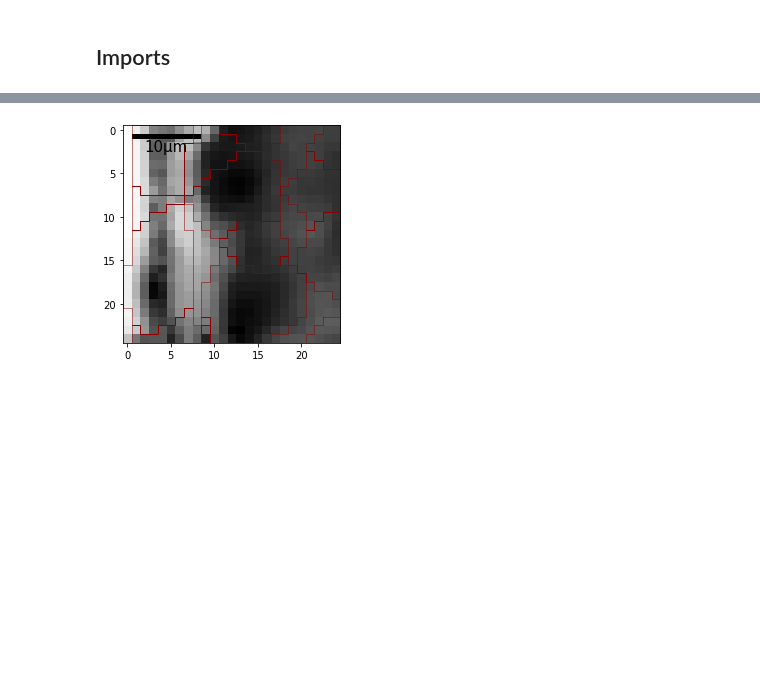
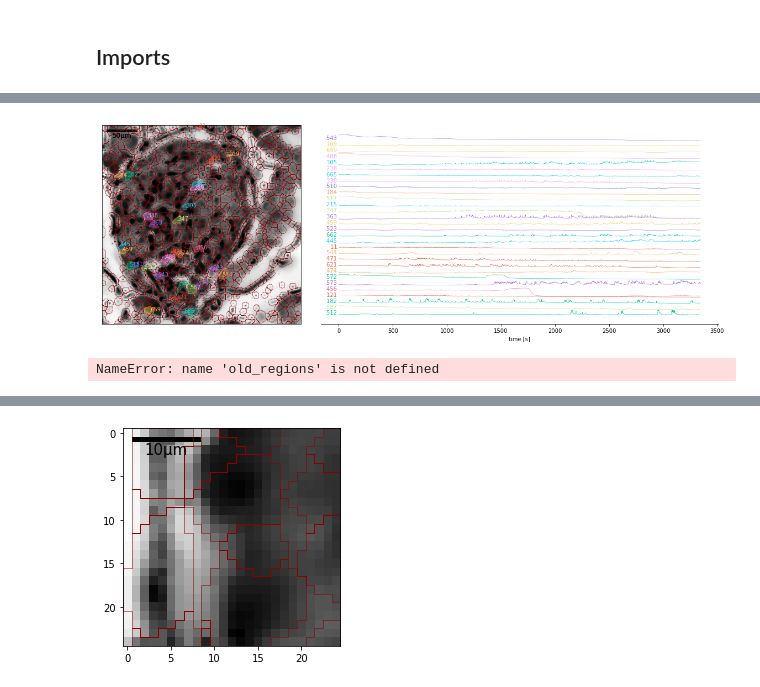
Before and after one commit to szarma/Physio_Ca, a Jupyter notebook: notebooks/closeup_7(redevelop).ipynb, the cells around one changed output, grey strips where cells are left out. Drawn from its saved outputs; the diff is of its cells as text; code cells hidden in the pictures; blank space fills up the shorter version.

```diff
--- a/notebooks/closeup_7(redevelop).ipynb
+++ b/notebooks/closeup_7(redevelop).ipynb
@@ -6,0 +29,4 @@
+# %%
+regions.plotTraces(regions.df.sort_values("interest", ascending=False).index[:30])
+# %% [output]
+[figure, added]
@@ -6,0 +39,4 @@
+# %%
+old_regions.df["color"] = ["blue"]*len(old_regions.df)
+# %% [output]
+NameError: name 'old_regions' is not defined
```
Also changed, not shown: parts of 14 cells of this notebook, 5 other files.
